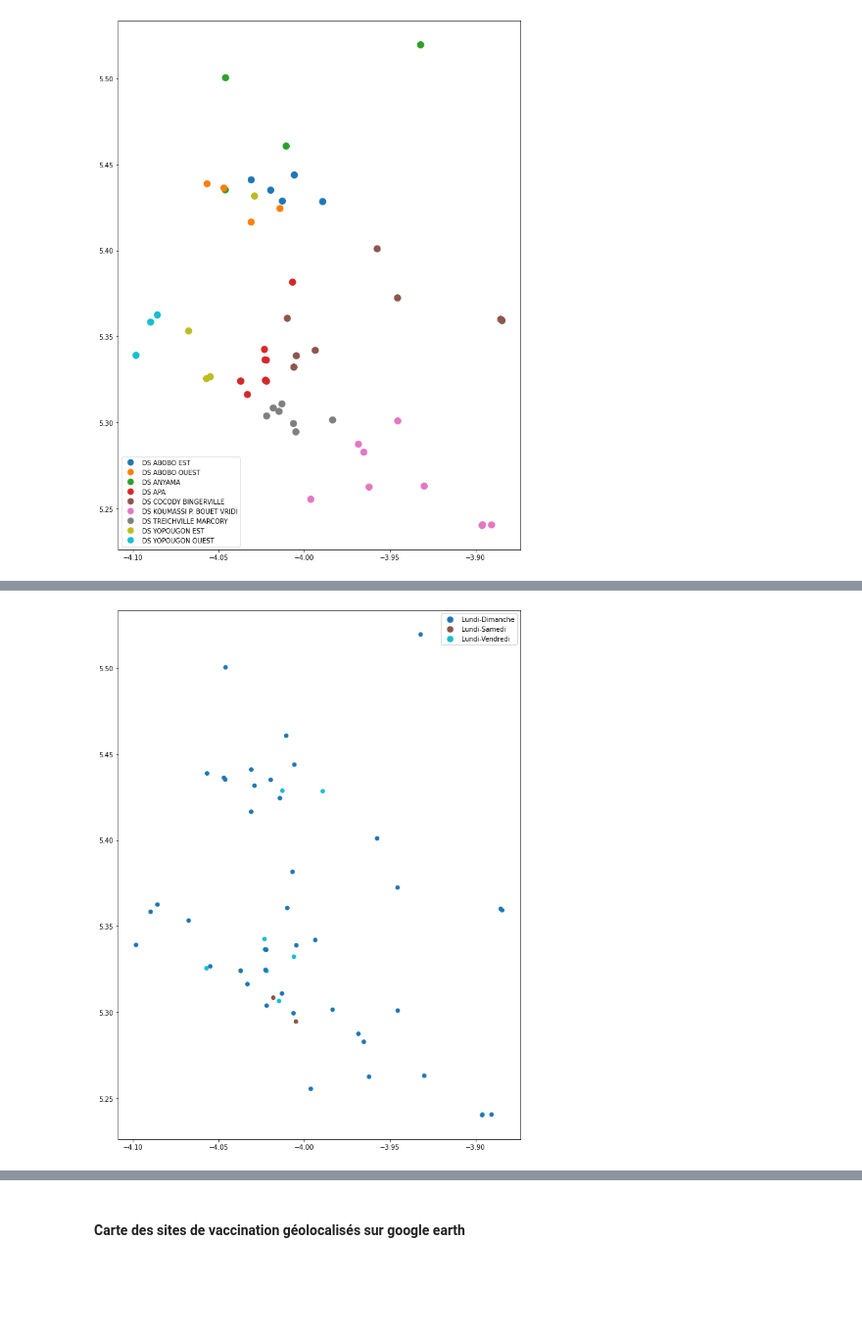
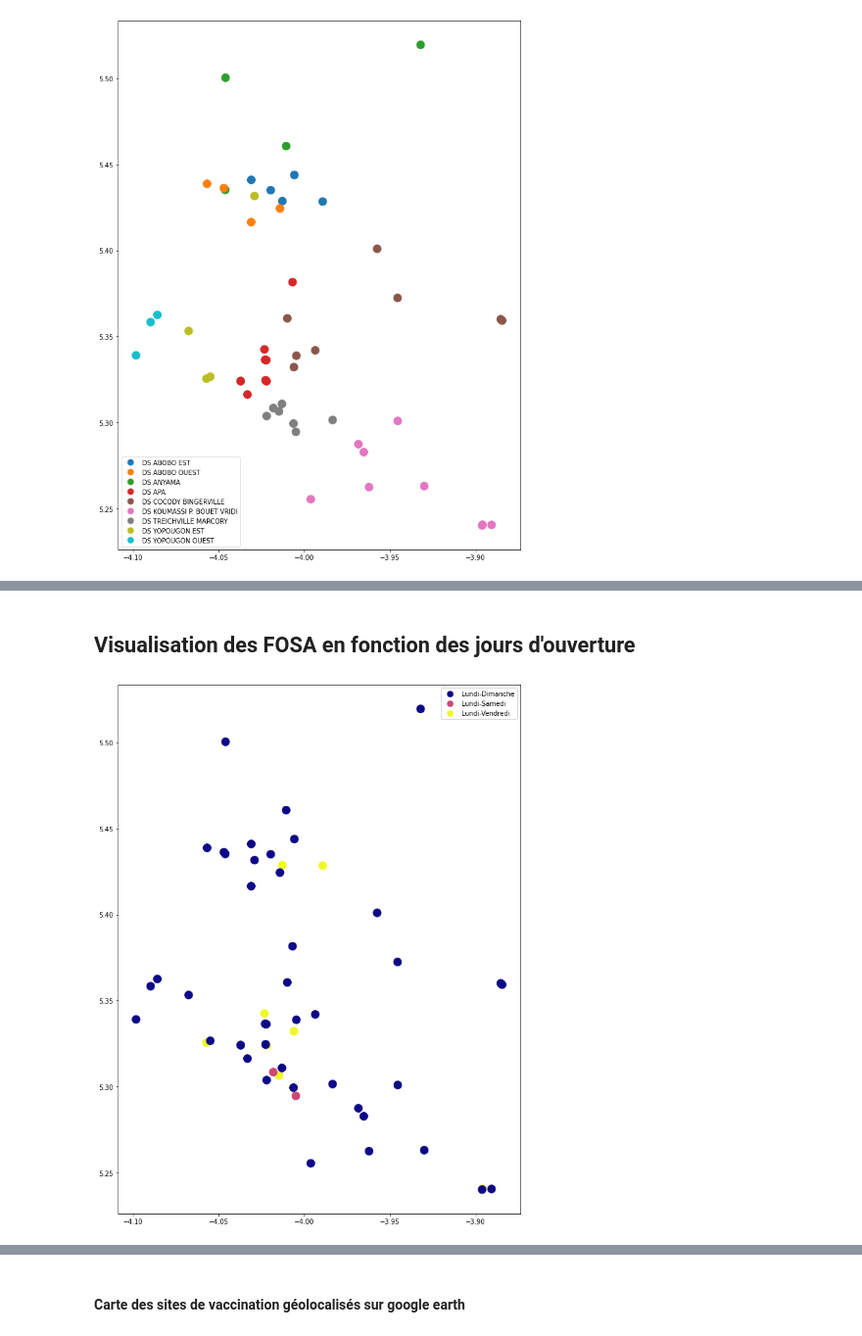
Before and after one commit to Djatche/Abidjan-sites-covid, a Jupyter notebook: covid_19_abidjan.ipynb, the cells around one changed output, grey strips where cells are left out. Shown at 98% size. Cells and saved outputs as stored; diff of their text form; code cells hidden in the pictures; blank space fills up the shorter version.

```diff
--- a/covid_19_abidjan.ipynb
+++ b/covid_19_abidjan.ipynb
@@ -350,0 +376,4 @@ plt.show()
+# %%
+sites_covid_abidjan_gdf.loc[sites_covid_abidjan_gdf.index == 16, 'District sanitaire'] = 'DS ABOBO OUEST'
+# %%
+sites_covid_abidjan_gdf.loc[sites_covid_abidjan_gdf.index == 29, 'District sanitaire'] = 'DS ABOBO OUEST'
@@ -351,8 +400,10 @@ plt.show()
+# %% [markdown]
+## Visualisation des FOSA en fonction des jours d'ouverture
 # %%
-sites_covid_abidjan_gdf.plot(column="Jours d'ouverture", figsize=(15,15), legend=True)
+sites_covid_abidjan_gdf.plot(column="Jours d'ouverture", figsize=(15,15), legend=True, cmap='plasma', markersize=150)
 plt.show()
 # %% [output]
-[figure, old version]
+[figure, new version]
 # %%
 sites_covid_abidjan_gdf.head()
 # %% [output]
```
Also changed, not shown: parts of 23 cells of this notebook.
